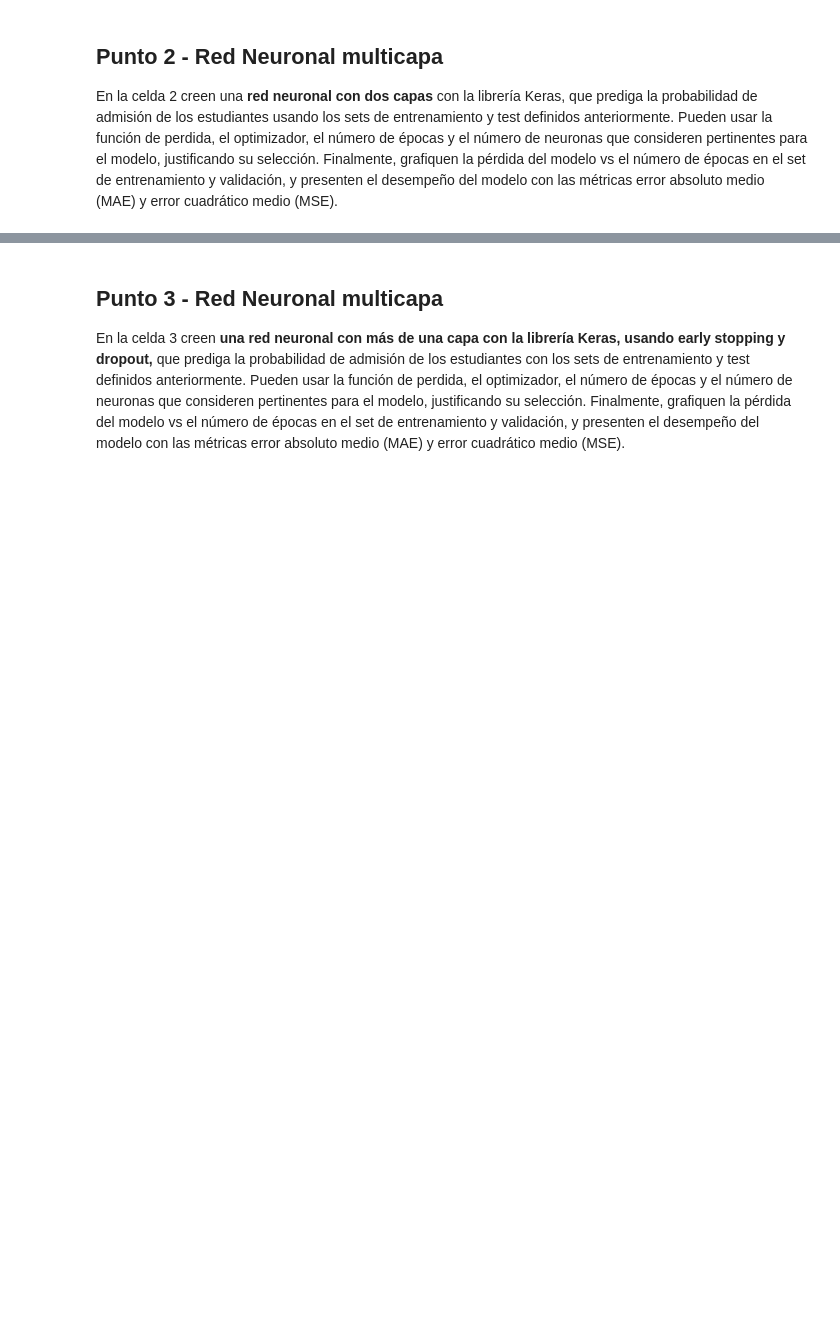
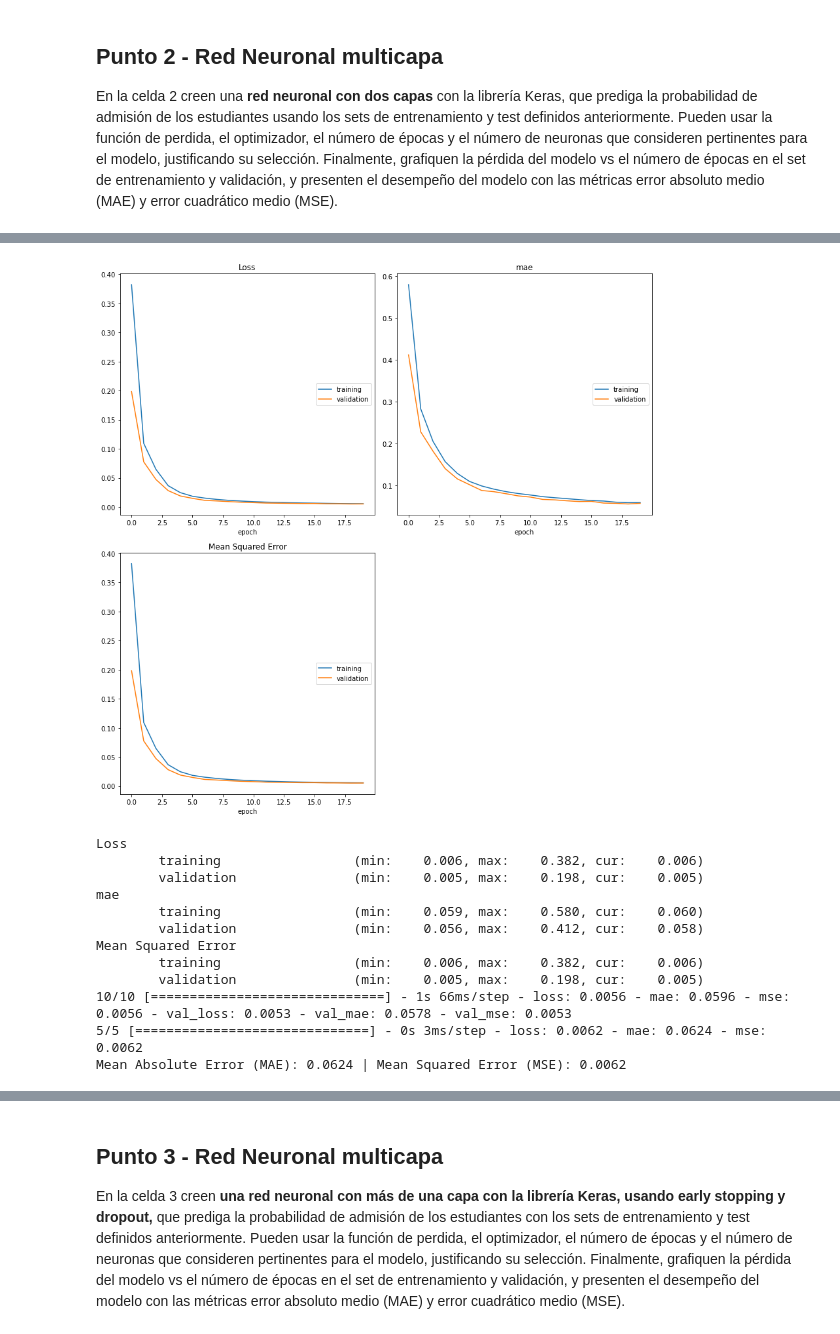
Before and after one commit to dayroncj/MIAD_ML_NLP_2023, a Jupyter notebook: Semana 6/S6TC1-Redes_Neuronales.ipynb, the cells around one changed output, grey strips where cells are left out. Cells and saved outputs as stored; diff of their text form; code cells hidden in the pictures; blank space fills up the shorter version.

```diff
--- a/Semana 6/S6TC1-Redes_Neuronales.ipynb
+++ b/Semana 6/S6TC1-Redes_Neuronales.ipynb
@@ -126,12 +131,19 @@ Mean Absolute Error (MAE): 0.0580 | Mean Squared Error (MSE): 0.0057
 En la celda 2 creen una **red neuronal con dos capas** con la librería Keras, que prediga la probabilidad de admisión de los estudiantes usando los sets de entrenamiento y test definidos anteriormente. Pueden usar la función de perdida, el optimizador, el número de épocas y el número de neuronas que consideren pertinentes para el modelo, justificando su selección. Finalmente, grafiquen la pérdida del modelo vs el número de épocas en el set de entrenamiento y validación, y presenten el desempeño del modelo con las métricas error absoluto medio (MAE) y error cuadrático medio (MSE).
 # %%
 # Celda 2
+
+# Limpiamos la sesión para no ocupar tanta memoria
 K.clear_session()
 
+# Definimos una red neuronal con la función Sequential()
 model = Sequential()
 
+# Partimos de nuevo el set de entrenamiento y validación para evitar overfitting
+xTrain, xTest, yTrain, yTest = train_test_split(X,Y,test_size=0.3, random_state=22)
+
+# Definimos capas densas con un tamaño de salida de
 model.add(Dense(512, activation='relu', input_dim = xTrain.shape[1]))
-model.add(Dense(256, activation='linear'))
+model.add(Dense(256, activation='linear')) # ¿Por qué linear?
 model.compile(optimizer='Adam', loss='mean_squared_error', metrics=['mae', 'mse'])
 
 model.fit(xTrain, yTrain, verbose=1, epochs=20, validation_data=(xTest, yTest), callbacks=[PlotLossesKeras()])
@@ -154,0 +167,34 @@ Mean Absolute Error (MAE): 0.0557 | Mean Squared Error (MSE): 0.0052
+# %%
+# Limpiamos la sesión para no ocupar tanta memoria
+K.clear_session()
+
+# Definimos una red neuronal con la función Sequential()
+model = Sequential()
+
+# Separación de datos de entrenamiento para considerar un set de validación durante entrenamiento
+xTrain, xVal, yTrain, yVal = train_test_split(xTrain, yTrain, test_size=0.15, random_state=42)
+
+# Definimos dos capas densas con un tamaño de salida de igual a output_var y un input_shape de dims
+model.add(Dense(512, input_shape=(dims,), activation='relu'))
+model.add(Dense(256, activation='linear'))
+model.compile(optimizer='Adam', loss='mean_squared_error', metrics=['mae', 'mse'])
+
+# Entrenamos la red neuronal con 20 épocas
+model.fit(xTrain, yTrain, verbose=1, epochs=20, validation_data=(xVal, yVal), callbacks=[PlotLossesKeras()])
+
+loss, mae, mse = model.evaluate(xTest, yTest)
+print(f"Mean Absolute Error (MAE): {mae:.4f} | Mean Squared Error (MSE): {mse:.4f}")
+# %% [output]
+[figure, added]
+Loss
+        training                 (min:    0.006, max:    0.382, cur:    0.006)
+        validation               (min:    0.005, max:    0.198, cur:    0.005)
+mae
+        training                 (min:    0.059, max:    0.580, cur:    0.060)
+        validation               (min:    0.056, max:    0.412, cur:    0.058)
+Mean Squared Error
+        training                 (min:    0.006, max:    0.382, cur:    0.006)
+        validation               (min:    0.005, max:    0.198, cur:    0.005)
+10/10 [==============================] - 1s 66ms/step - loss: 0.0056 - mae: 0.0596 - mse: 0.0056 - val_loss: 0.0053 - val_mae: 0.0578 - val_mse: 0.0053
+5/5 [==============================] - 0s 3ms/step - loss: 0.0062 - mae: 0.0624 - mse: 0.0062
+Mean Absolute Error (MAE): 0.0624 | Mean Squared Error (MSE): 0.0062
```
Also changed, not shown: parts of 10 cells of this notebook.
